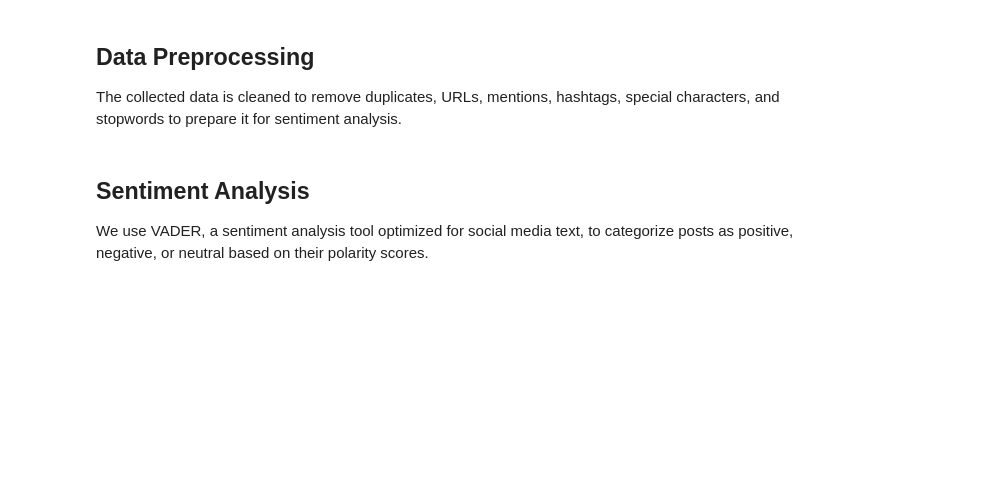
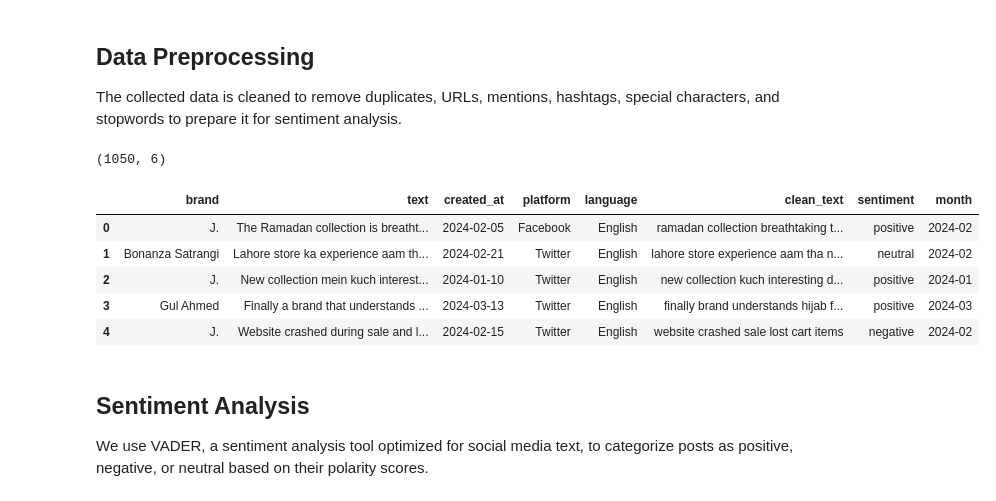
Before and after one commit to ali-aj/sentiment_fashion, a Jupyter notebook: notebook.ipynb, the cells around one changed output. Drawn from its saved outputs; the diff is of its cells as text; code cells hidden in the pictures; blank space fills up the shorter version.

```diff
--- a/notebook.ipynb
+++ b/notebook.ipynb
@@ -72,6 +72,19 @@ def clean_text(text):
     return ' '.join(words)
 # %%
 all_tweets['clean_text'] = all_tweets['text'].apply(clean_text)
+# %%
+all_tweets.shape
+# %% [output]
+(1050, 6)
+# %%
+all_tweets.head()
+# %% [output]
+|  | brand | text | created_at | platform | language | clean_text | sentiment | month |
+| 0 | J. | The Ramadan collection is breatht... | 2024-02-05 | Facebook | English | ramadan collection breathtaking t... | positive | 2024-02 |
+| 1 | Bonanza Satrangi | Lahore store ka experience aam th... | 2024-02-21 | Twitter | English | lahore store experience aam tha n... | neutral | 2024-02 |
+| 2 | J. | New collection mein kuch interest... | 2024-01-10 | Twitter | English | new collection kuch interesting d... | positive | 2024-01 |
+| 3 | Gul Ahmed | Finally a brand that understands ... | 2024-03-13 | Twitter | English | finally brand understands hijab f... | positive | 2024-03 |
+| 4 | J. | Website crashed during sale and l... | 2024-02-15 | Twitter | English | website crashed sale lost cart items | negative | 2024-02 |
 # %% [markdown]
 ## Sentiment Analysis
 We use VADER, a sentiment analysis tool optimized for social media text, to categorize posts as positive, negative, or neutral based on their polarity scores.
```
Also changed, not shown: parts of 3 cells of this notebook, 4 other files.
